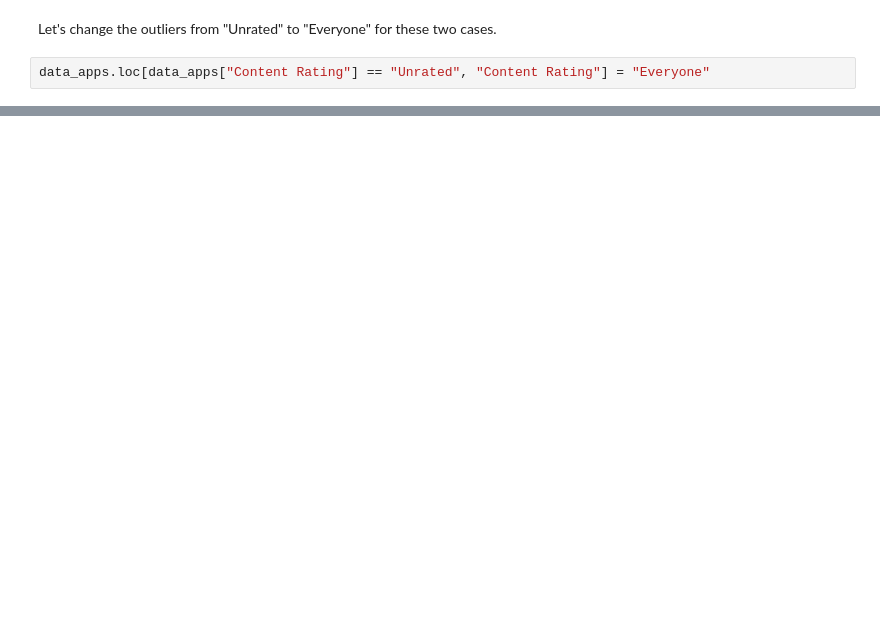
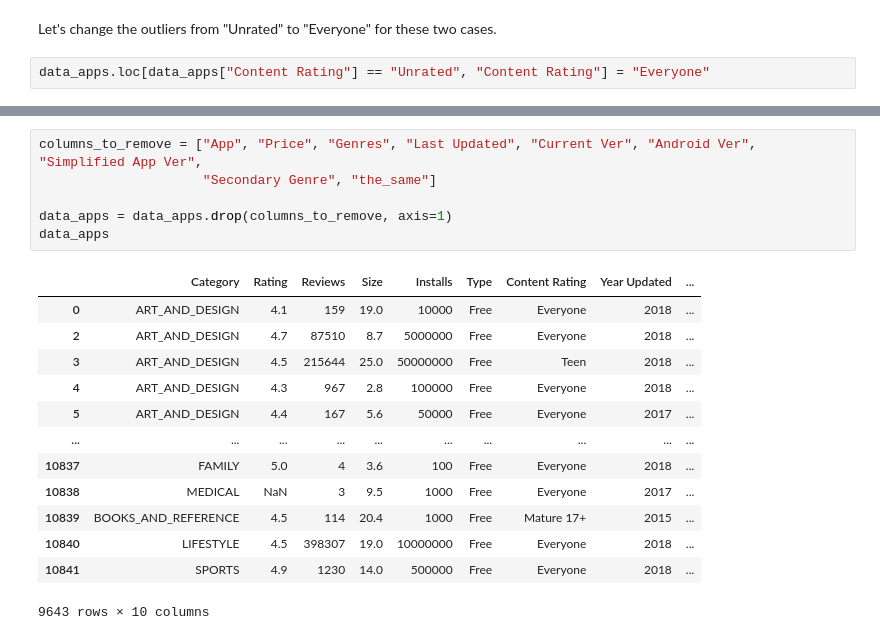
Before and after one commit to rbhubert/data-exploration, a Jupyter notebook: data_exploration_and_analysis.ipynb, the cells around one changed output, grey strips where cells are left out. Cells and saved outputs as stored; diff of their text form; blank space fills up the shorter version.

```diff
--- a/data_exploration_and_analysis.ipynb
+++ b/data_exploration_and_analysis.ipynb
@@ -551,0 +1077,20 @@ data_apps.loc[data_apps["Content Rating"] == "Unrated", "Content Rating"] = "Eve
+# %%
+columns_to_remove = ["App", "Price", "Genres", "Last Updated", "Current Ver", "Android Ver", "Simplified App Ver",
+                     "Secondary Genre", "the_same"]
+
+data_apps = data_apps.drop(columns_to_remove, axis=1)
+data_apps
+# %% [output]
+|  | Category | Rating | Reviews | Size | Installs | Type | Content Rating | Year Updated | ... |
+| 0 | ART_AND_DESIGN | 4.1 | 159 | 19.0 | 10000 | Free | Everyone | 2018 | ... |
+| 2 | ART_AND_DESIGN | 4.7 | 87510 | 8.7 | 5000000 | Free | Everyone | 2018 | ... |
+| 3 | ART_AND_DESIGN | 4.5 | 215644 | 25.0 | 50000000 | Free | Teen | 2018 | ... |
+| 4 | ART_AND_DESIGN | 4.3 | 967 | 2.8 | 100000 | Free | Everyone | 2018 | ... |
+| 5 | ART_AND_DESIGN | 4.4 | 167 | 5.6 | 50000 | Free | Everyone | 2017 | ... |
+| ... | ... | ... | ... | ... | ... | ... | ... | ... | ... |
+| 10837 | FAMILY | 5.0 | 4 | 3.6 | 100 | Free | Everyone | 2018 | ... |
+| 10838 | MEDICAL | NaN | 3 | 9.5 | 1000 | Free | Everyone | 2017 | ... |
+| 10839 | BOOKS_AND_REFERENCE | 4.5 | 114 | 20.4 | 1000 | Free | Mature 17+ | 2015 | ... |
+| 10840 | LIFESTYLE | 4.5 | 398307 | 19.0 | 10000000 | Free | Everyone | 2018 | ... |
+| 10841 | SPORTS | 4.9 | 1230 | 14.0 | 500000 | Free | Everyone | 2018 | ... |
+9643 rows × 10 columns
```
Also changed, not shown: parts of 75 cells of this notebook.
